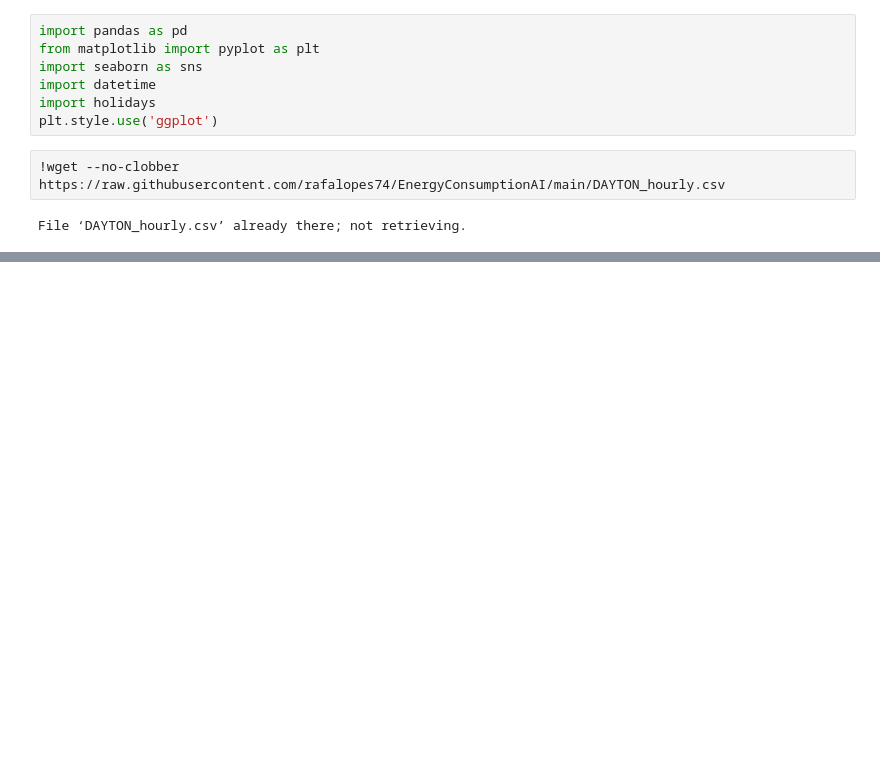
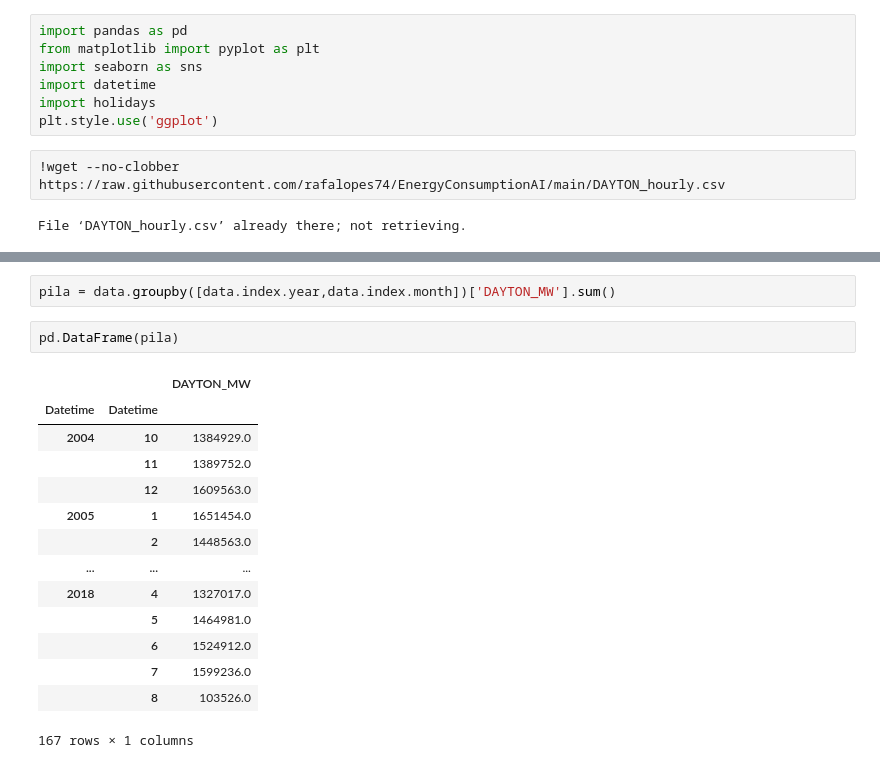
Before and after one commit to rafalopes74/EnergyConsumptionAI, a Jupyter notebook: EnergyConsumption.ipynb, the cells around one changed output, grey strips where cells are left out. Drawn from its saved outputs; the diff is of its cells as text; blank space fills up the shorter version.

```diff
--- a/EnergyConsumption.ipynb
+++ b/EnergyConsumption.ipynb
@@ -159,0 +168,19 @@ plt.show()
+# %%
+pila = data.groupby([data.index.year,data.index.month])['DAYTON_MW'].sum()
+# %%
+pd.DataFrame(pila)
+# %% [output]
+|  |  | DAYTON_MW |
+| Datetime | Datetime |  |
+| 2004 | 10 | 1384929.0 |
+|  | 11 | 1389752.0 |
+|  | 12 | 1609563.0 |
+| 2005 | 1 | 1651454.0 |
+|  | 2 | 1448563.0 |
+| ... | ... | ... |
+| 2018 | 4 | 1327017.0 |
+|  | 5 | 1464981.0 |
+|  | 6 | 1524912.0 |
+|  | 7 | 1599236.0 |
+|  | 8 | 103526.0 |
+167 rows × 1 columns
```
Also changed, not shown: parts of 10 cells of this notebook.
